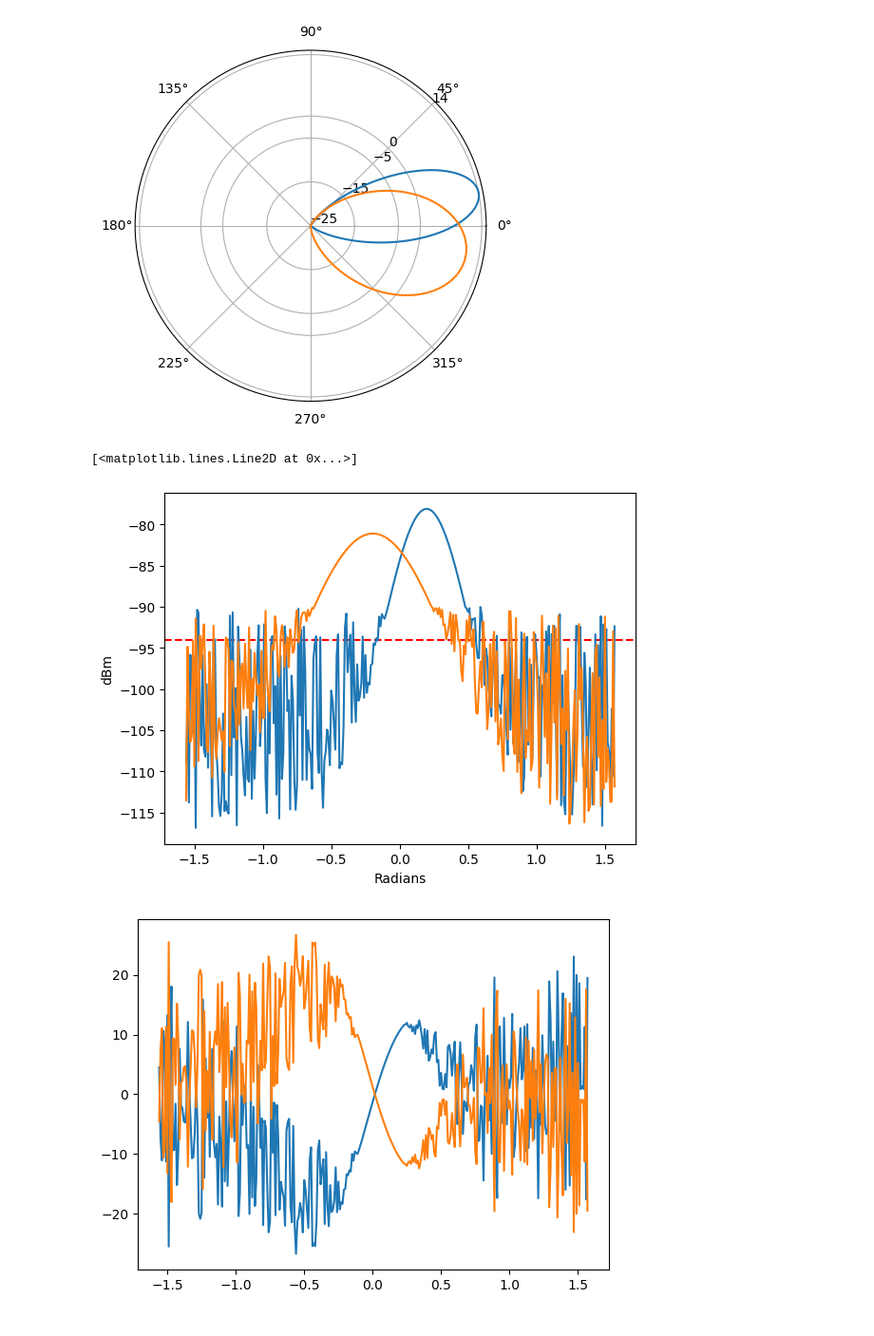
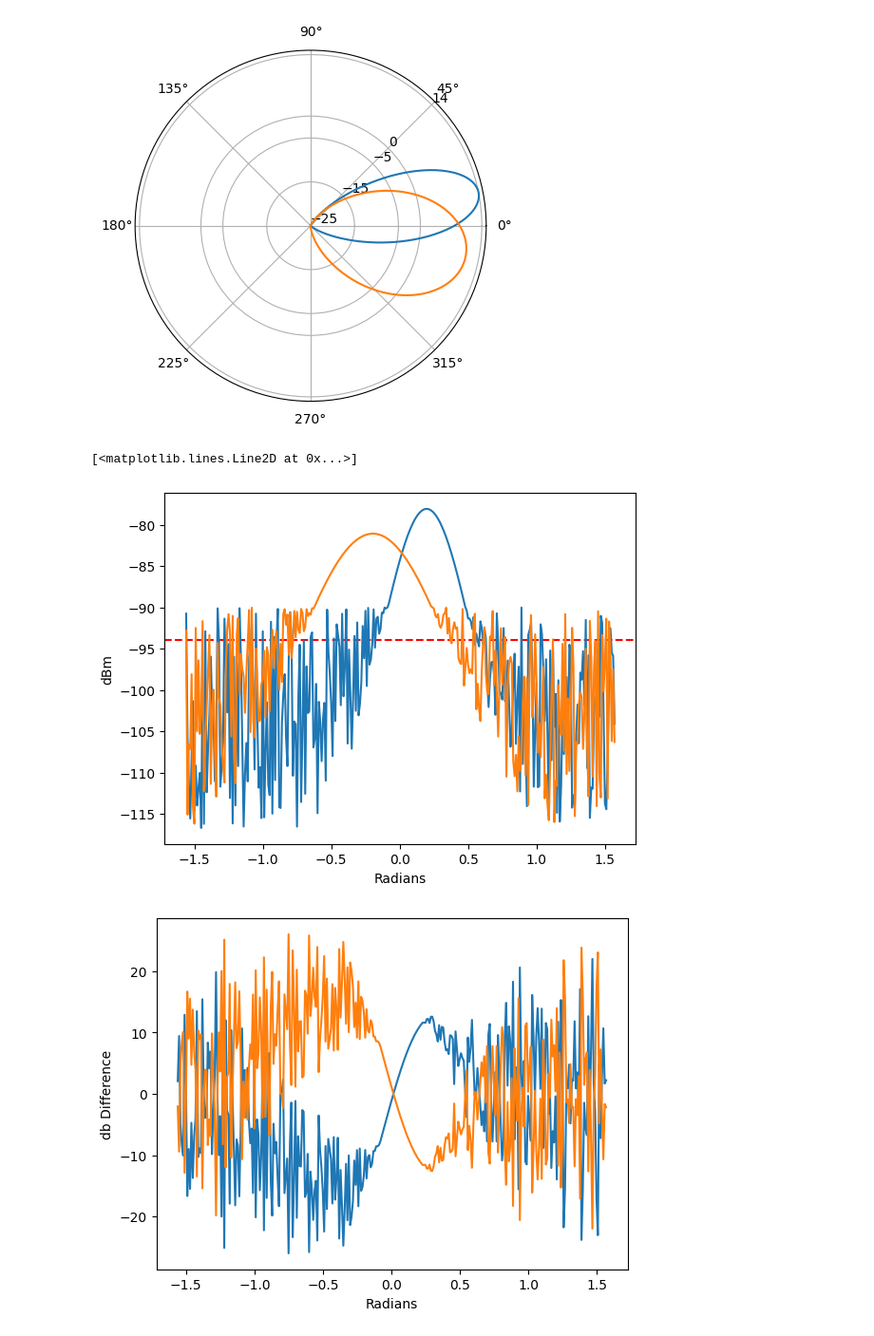
Before and after one commit to Aplefen1/BeeTrackingDiss, a Jupyter notebook: Experiments and Models/AccurateModellingTest.ipynb, the cells around one changed output. Shown: that part at 95% size. Saved outputs shown, nothing was run; the diff lists cells and outputs as text; code cells hidden in the pictures.

```diff
--- a/Experiments and Models/AccurateModellingTest.ipynb
+++ b/Experiments and Models/AccurateModellingTest.ipynb
@@ -48,27 +48,29 @@ plt.show()
 # %%
 from basic_units import cos, degrees, radians
 fig2 = plt.figure()
 cx = fig2.add_subplot()
 
 distance = 400 #meters
 
 cx.set_xlabel("Radians")
 cx.set_ylabel("dBm")
 cx.axhline(y = -94, color = 'r', linestyle = '--')
 
 ng1 = rudimentaryNoise(FSPL(g1,distance,10))
 ng2 = rudimentaryNoise(FSPL(g2,distance,10))
 cx.plot(theta,ng1)
 cx.plot(theta,ng2)
 
 diff1 = ng1 - ng2
 diff2 = ng2 - ng1
 
 fig3 = plt.figure()
 nx = fig3.add_subplot()
+nx.set_xlabel("Radians")
+nx.set_ylabel("db Difference")
 nx.plot(theta,diff1)
 nx.plot(theta,diff2)
 # %% [output]
 [<matplotlib.lines.Line2D at 0x...>]
-[figure, old version]
+[figure, new version]
-[figure, old version]
+[figure, new version]
```
Also changed, not shown: parts of 1 cell of this notebook, 2 other files.
